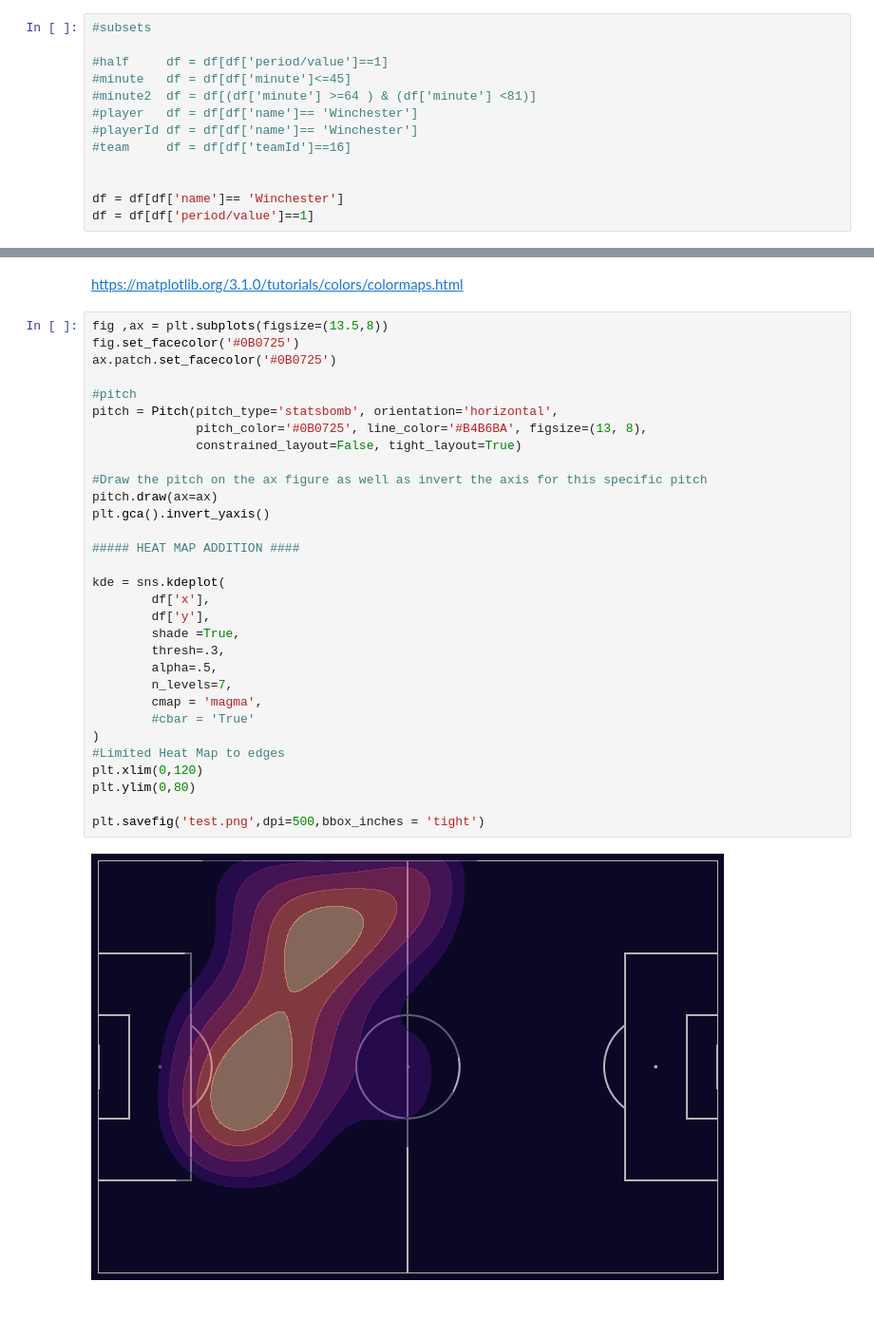
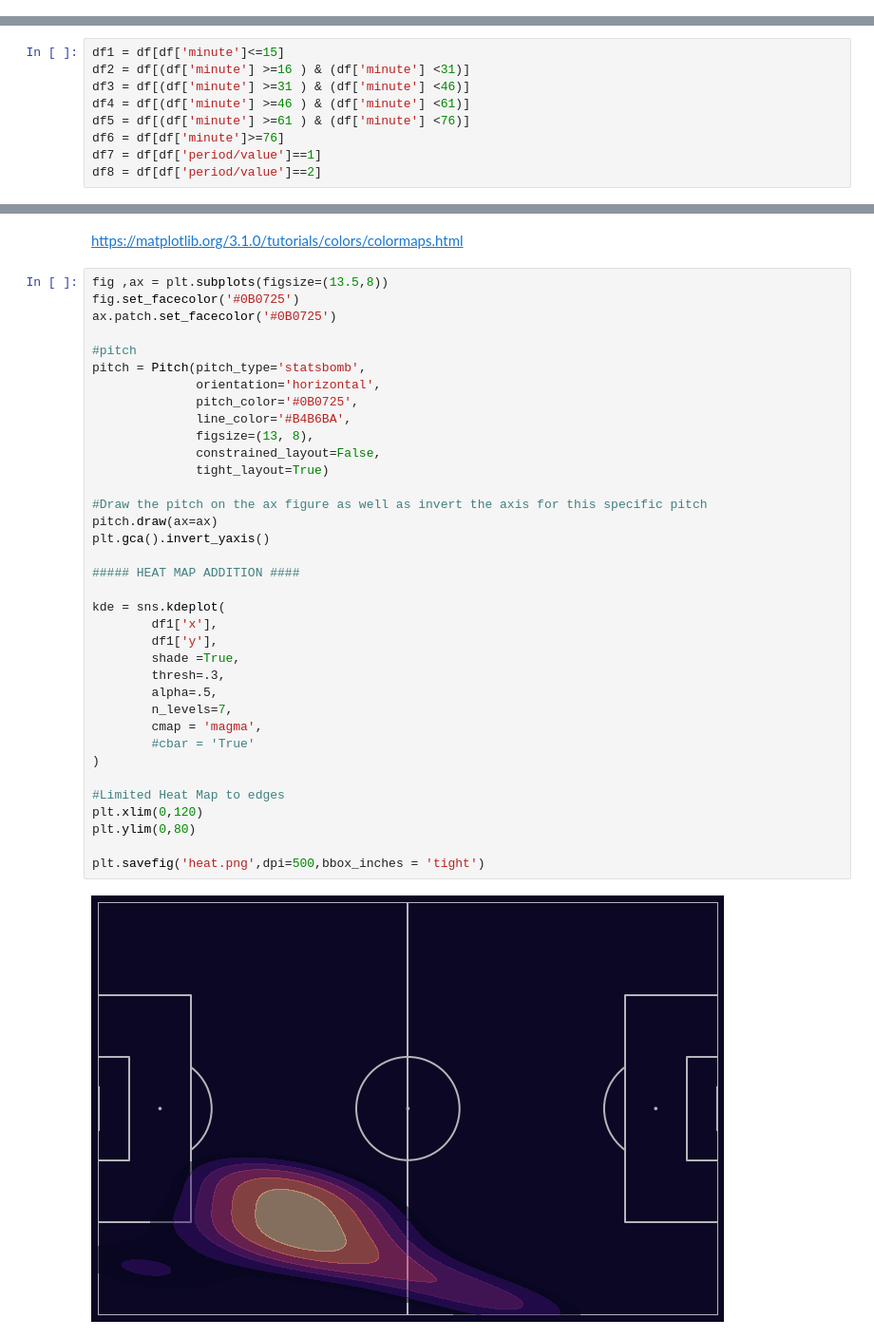
Before and after one commit to brandonfeeley/python-codes, a Jupyter notebook: Heat_Map.ipynb, the cells around one changed output, grey strips where cells are left out. Shown at 95% size. Drawn from its saved outputs; the diff is of its cells as text; blank space fills up the shorter version.

```diff
--- a/Heat_Map.ipynb
+++ b/Heat_Map.ipynb
@@ -22,13 +21,0 @@ df.head()
-# %%
-#subsets
-
-#half     df = df[df['period/value']==1]
-#minute   df = df[df['minute']<=45]
-#minute2  df = df[(df['minute'] >=64 ) & (df['minute'] <81)]
-#player   df = df[df['name']== 'Winchester']
-#playerId df = df[df['name']== 'Winchester']
-#team     df = df[df['teamId']==16]
-
-
-df = df[df['name']== 'Winchester']
-df = df[df['period/value']==1]
@@ -41,6 +31,15 @@ df['x'] = df['x']*1.2
 df['endX'] = df['endX']*1.2
 df['y'] = df['y']*.8
 df['endY'] = df['endY']*.8
+# %%
+df1 = df[df['minute']<=15]
+df2 = df[(df['minute'] >=16 ) & (df['minute'] <31)]
+df3 = df[(df['minute'] >=31 ) & (df['minute'] <46)]
+df4 = df[(df['minute'] >=46 ) & (df['minute'] <61)]
+df5 = df[(df['minute'] >=61 ) & (df['minute'] <76)]
+df6 = df[df['minute']>=76]
+df7 = df[df['period/value']==1]
+df8 = df[df['period/value']==2]
 # %% [markdown]
 ### Colour chat for heat map
 # %% [markdown]
@@ -48,33 +47,38 @@ https://matplotlib.org/3.1.0/tutorials/colors/colormaps.html
 # %%
 fig ,ax = plt.subplots(figsize=(13.5,8))
 fig.set_facecolor('#0B0725')
 ax.patch.set_facecolor('#0B0725')
 
 #pitch
-pitch = Pitch(pitch_type='statsbomb', orientation='horizontal',
-              pitch_color='#0B0725', line_color='#B4B6BA', figsize=(13, 8),
-              constrained_layout=False, tight_layout=True)
+pitch = Pitch(pitch_type='statsbomb',
+              orientation='horizontal',
+              pitch_color='#0B0725',
+              line_color='#B4B6BA',
+              figsize=(13, 8),
+              constrained_layout=False,
+              tight_layout=True)
 
 #Draw the pitch on the ax figure as well as invert the axis for this specific pitch
 pitch.draw(ax=ax)
 plt.gca().invert_yaxis()
 
 ##### HEAT MAP ADDITION ####
 
 kde = sns.kdeplot(
-        df['x'],
-        df['y'],
+        df1['x'],
+        df1['y'],
         shade =True,
         thresh=.3,
         alpha=.5,
         n_levels=7,
         cmap = 'magma',
         #cbar = 'True'
 )
+
 #Limited Heat Map to edges
 plt.xlim(0,120)
 plt.ylim(0,80)
 
-plt.savefig('test.png',dpi=500,bbox_inches = 'tight')
+plt.savefig('heat.png',dpi=500,bbox_inches = 'tight')
 # %% [output]
-[figure, old version]
+[figure, new version]
```
Also changed, not shown: parts of 6 cells of this notebook, 9 other files.
